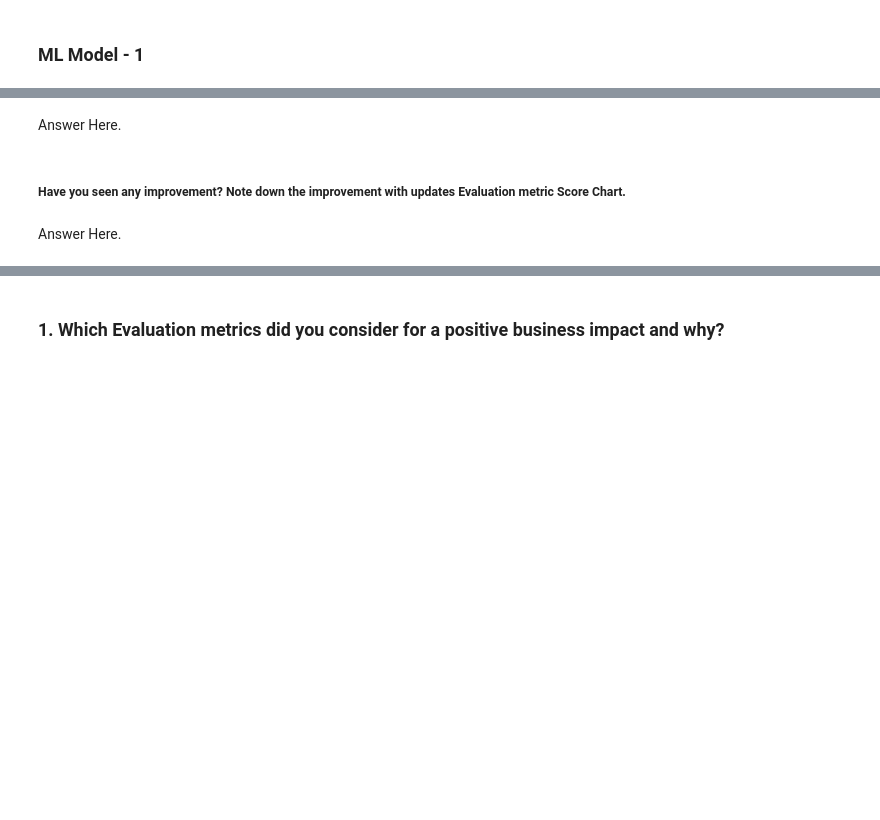
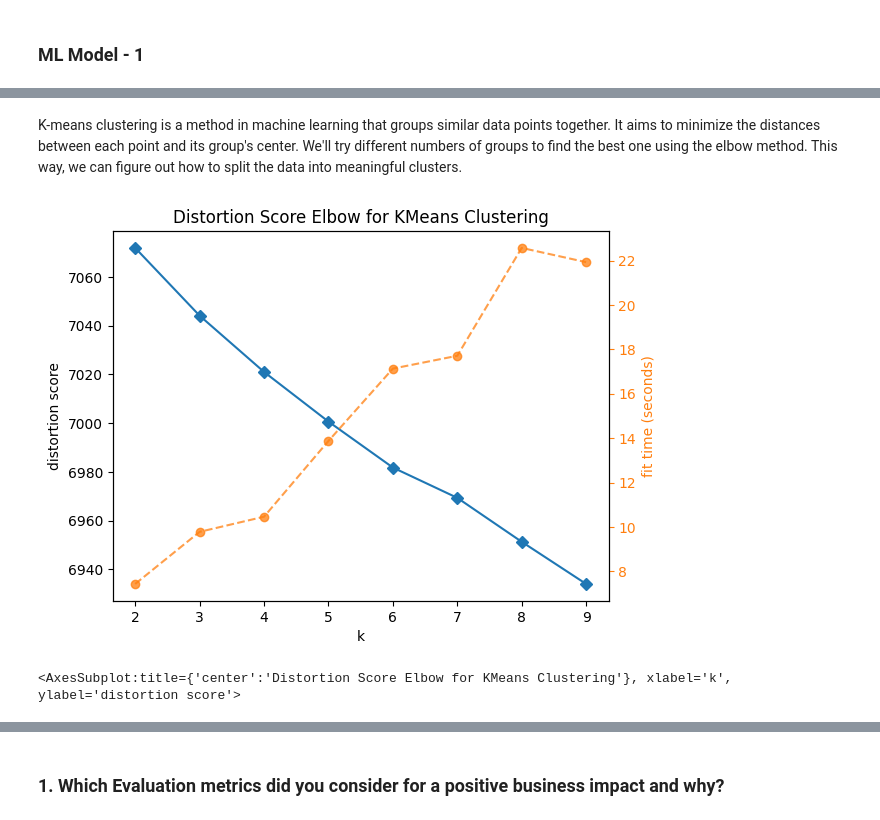
Before and after one commit to vyankath/Capstone_UL_NMTC, a Jupyter notebook: USC_Submission_NMTC.ipynb, the cells around one changed output, grey strips where cells are left out. Saved outputs shown, nothing was run; the diff lists cells and outputs as text; code cells hidden in the pictures; blank space fills up the shorter version.

```diff
--- a/USC_Submission_NMTC.ipynb
+++ b/USC_Submission_NMTC.ipynb
@@ -1669,6 +1613,2 @@ Answer Here.
-# %% [markdown]
-Answer Here.
-# %% [markdown]
-##### Have you seen any improvement? Note down the improvement with updates Evaluation metric Score Chart.
-# %% [markdown]
-Answer Here.
+# %% [markdown]
+K-means clustering is a method in machine learning that groups similar data points together. It aims to minimize the distances between each point and its group's center. We'll try different numbers of groups to find the best one using the elbow method. This way, we can figure out how to split the data into meaningful clusters.
@@ -1674,0 +1625,13 @@ Answer Here.
+# %%
+# Determining optimal value of K using KElbowVisualizer
+
+model = KMeans(random_state=0)                                      # Instantiate the clustering model
+
+visualizer = KElbowVisualizer(model, k=(2,10),locate_elbow=False)   # Instantiate the visualizer
+
+visualizer.fit(x_transformed)                                       # Fiting the transformed data to the visualizer
+
+visualizer.show()                                                   # Finalize and render the figure
+# %% [output]
+[figure, added]
+<AxesSubplot:title={'center':'Distortion Score Elbow for KMeans Clustering'}, xlabel='k', ylabel='distortion score'>
```
Also changed, not shown: parts of 102 cells of this notebook.
